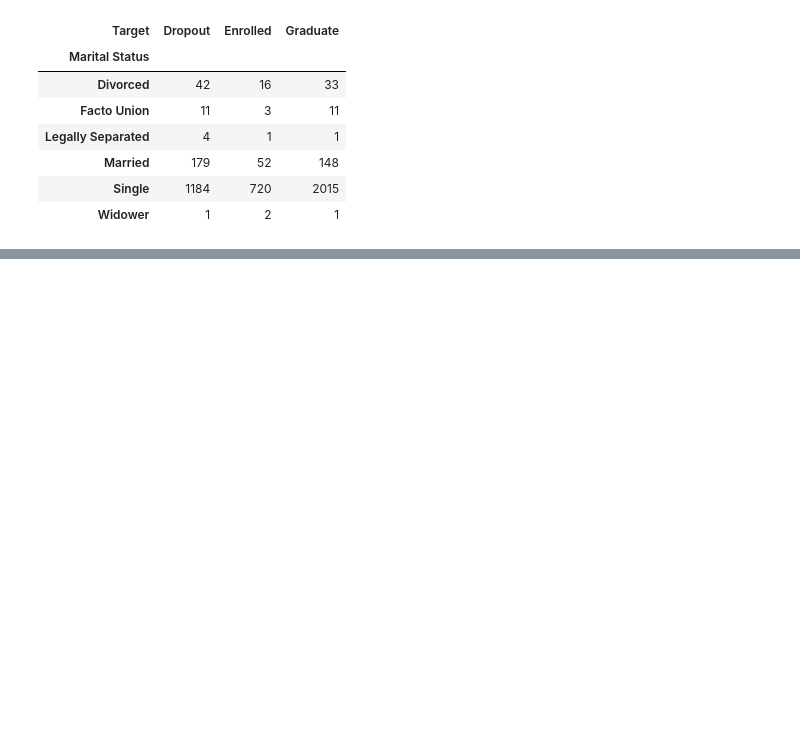
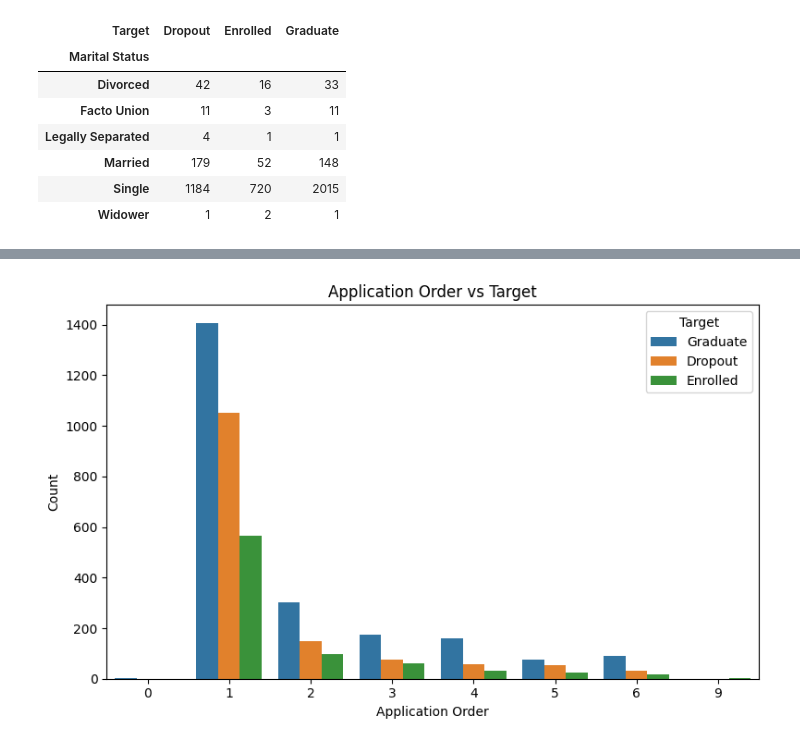
Before and after one commit to idavoong/Dropout-Predictor, a Jupyter notebook: eda/eda.ipynb, the cells around one changed output, grey strips where cells are left out. Cells and saved outputs as stored; diff of their text form; code cells hidden in the pictures; blank space fills up the shorter version.

```diff
--- a/eda/eda.ipynb
+++ b/eda/eda.ipynb
@@ -387,0 +423,14 @@ display(table)
+# %%
+# application order
+app_order_col = 'Application order'
+target_col = 'Target'
+
+plt.figure(figsize=(8,5))
+sns.countplot(data=data, x=app_order_col, hue=target_col)
+plt.title('Application Order vs Target')
+plt.xlabel('Application Order')
+plt.ylabel('Count')
+plt.tight_layout()
+plt.show()
+# %% [output]
+[figure, added]
```
Also changed, not shown: parts of 24 cells of this notebook.
